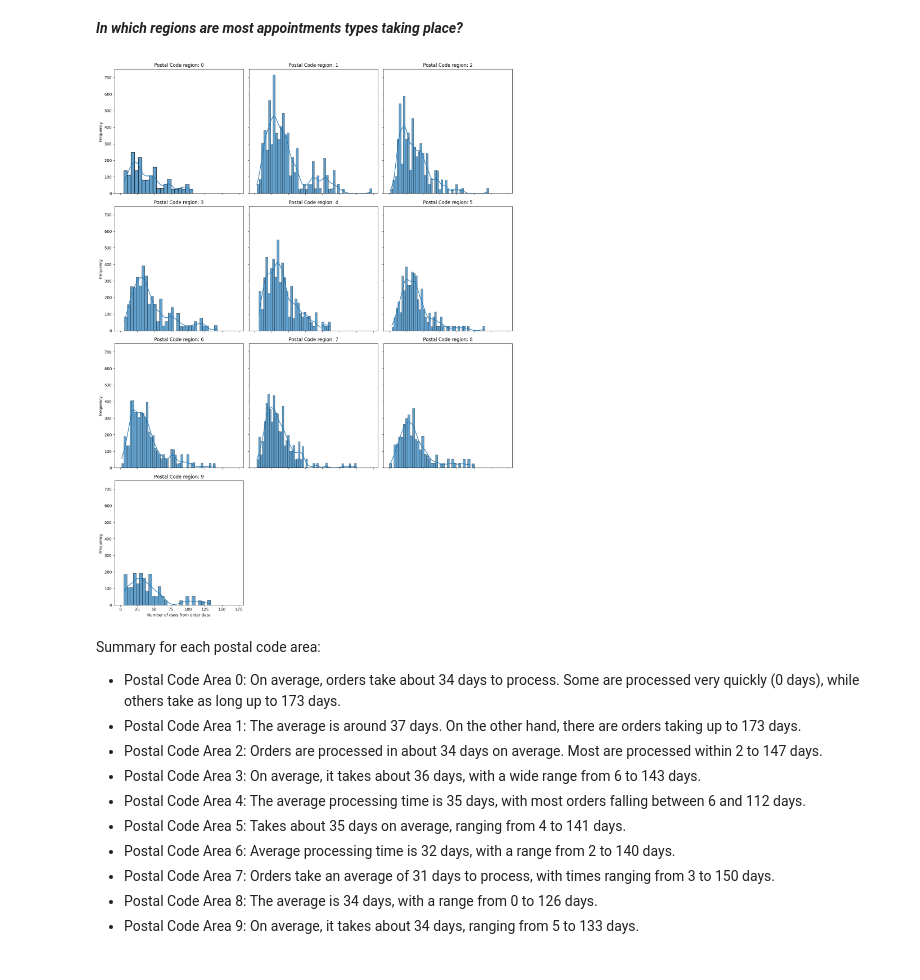
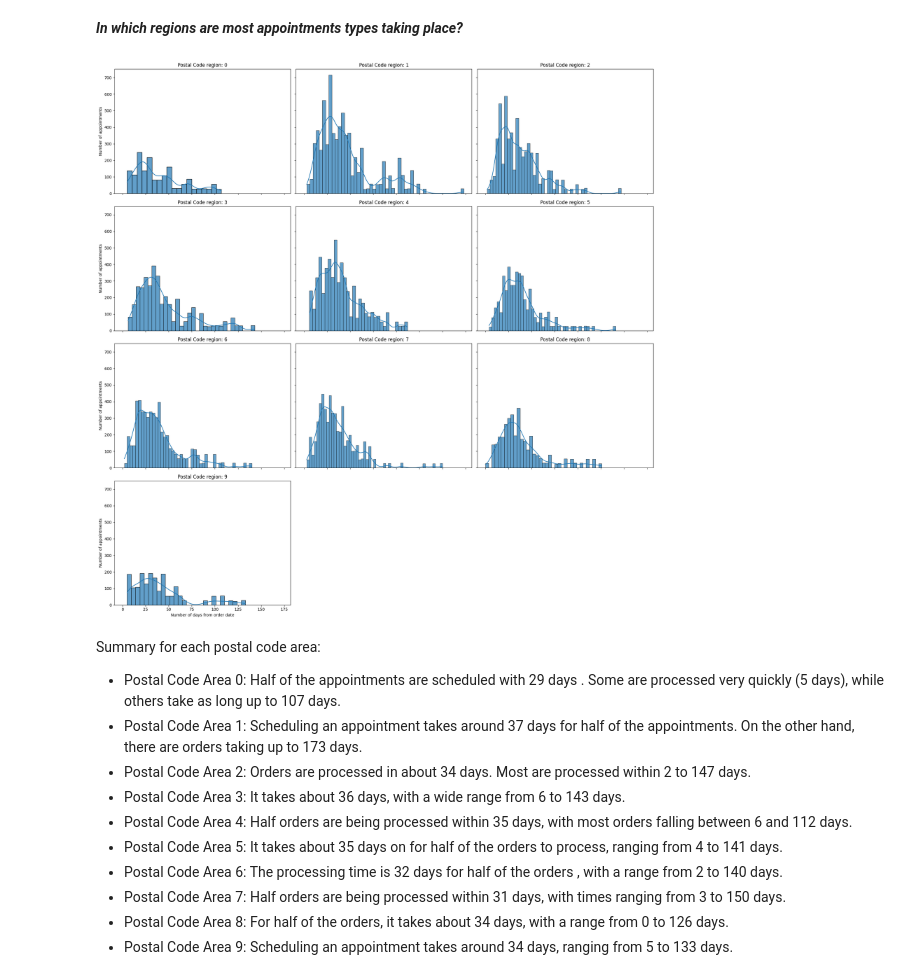
Before and after one commit to KatharinaZml/Data-Challenge, a Jupyter notebook: BI_Analyst_Challenge.ipynb, the cells around one changed output. Cells and saved outputs as stored; diff of their text form; code cells hidden in the pictures.

```diff
--- a/BI_Analyst_Challenge.ipynb
+++ b/BI_Analyst_Challenge.ipynb
@@ -344,48 +394,48 @@ region_descriptive_stats = merged_df.groupby('first_digit')['number_of_days_from
 # %%
 first_digits = sorted(merged_df['first_digit'].unique())
 
 # Number of columns in the subplot grid
 num_columns = 3
 num_digits = len(first_digits)
 num_rows = (num_digits + num_columns - 1) // num_columns  # Calculate the number of rows needed
 
 # Setting up the subplots
-fig, axes = plt.subplots(num_rows, num_columns, figsize=(15, 5 * num_rows), sharex=True, sharey=True)
+fig, axes = plt.subplots(num_rows, num_columns, figsize=(20,5 * num_rows), sharex=True, sharey=True)
 
 # Flatten axes array for easy indexing
 axes = axes.flatten()
 
 # Plotting a histogram  for each first digit of the postal code (region)
 for i, digit in enumerate(first_digits):
     subset = merged_df[merged_df['first_digit'] == digit]
     sns.histplot(subset['number_of_days_from_order_date'], kde=True, ax=axes[i], edgecolor='black', alpha=0.7)
     axes[i].set_title(f'Postal Code region: {digit}')
     axes[i].set_xlabel('Number of days from order date')
-    axes[i].set_ylabel('Frequency')
+    axes[i].set_ylabel('Number of appointments')
 
 # Hiding  extra subplots if there are fewer digits than slots
 
 for j in range(len(first_digits), len(axes)):
     fig.delaxes(axes[j])
 
 # Adjusting layout to not overlap
 plt.tight_layout()
 plt.show()
 # %% [output]
-[figure, old version]
+[figure, new version]
 # %% [markdown]
 Summary for each postal code area:
 
-- Postal Code Area 0: On average, orders take about 34 days to process. Some are processed very quickly (0 days), while others take as long up to 173 days.
-- Postal Code Area 1: The average is around 37 days. On the other hand, there are orders taking up to 173 days.
-- Postal Code Area 2: Orders are processed in about 34 days on average. Most are processed within 2 to 147 days.
-- Postal Code Area 3: On average, it takes about 36 days, with a wide range from 6 to 143 days.
-- Postal Code Area 4: The average processing time is 35 days, with most orders falling between 6 and 112 days.
-- Postal Code Area 5: Takes about 35 days on average, ranging from 4 to 141 days.
-- Postal Code Area 6: Average processing time is 32 days, with a range from 2 to 140 days.
-- Postal Code Area 7: Orders take an average of 31 days to process, with times ranging from 3 to 150 days.
-- Postal Code Area 8: The average is 34 days, with a range from 0 to 126 days.
-- Postal Code Area 9: On average, it takes about 34 days, ranging from 5 to 133 days.
+- Postal Code Area 0: Half of the appointments are scheduled with 29 days . Some are processed very quickly (5 days), while others take as long up to 107 days.
+- Postal Code Area 1: Scheduling an appointment takes around 37 days for half of the appointments. On the other hand, there are orders taking up to 173 days.
+- Postal Code Area 2: Orders are processed in about 34 days. Most are processed within 2 to 147 days.
+- Postal Code Area 3: It takes about 36 days, with a wide range from 6 to 143 days.
+- Postal Code Area 4: Half orders are being processed within 35 days, with most orders falling between 6 and 112 days.
+- Postal Code Area 5: It takes about 35 days on for half of the orders to process, ranging from 4 to 141 days.
+- Postal Code Area 6: The processing time is 32 days for half of the orders , with a range from 2 to 140 days.
+- Postal Code Area 7: Half orders are being processed within 31 days, with times ranging from 3 to 150 days.
+- Postal Code Area 8: For half of the orders, it takes about 34 days, with a range from 0 to 126 days.
+- Postal Code Area 9: Scheduling an appointment takes around 34 days, ranging from 5 to 133 days.
 # %%
 region_descriptive_stats = merged_df.groupby(['first_digit', 'type'])['number_of_days_from_order_date'].describe()
 
```
Also changed, not shown: parts of 18 cells of this notebook.
